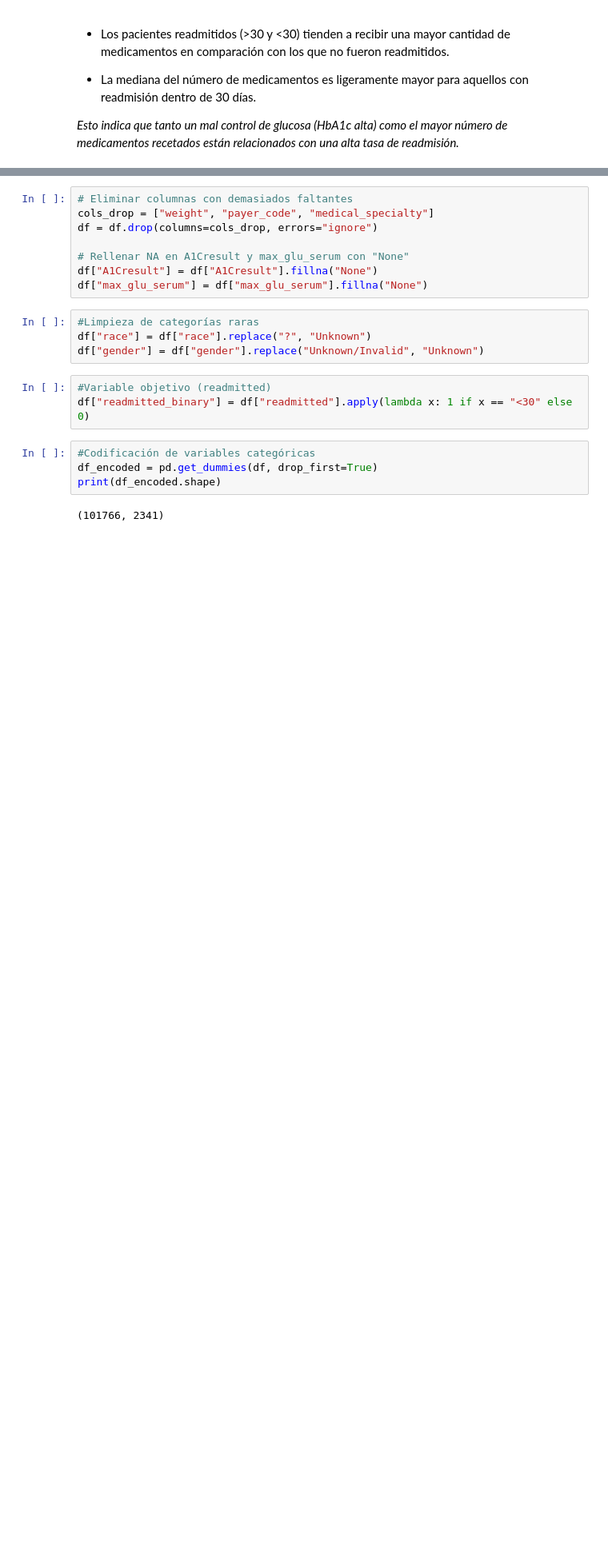
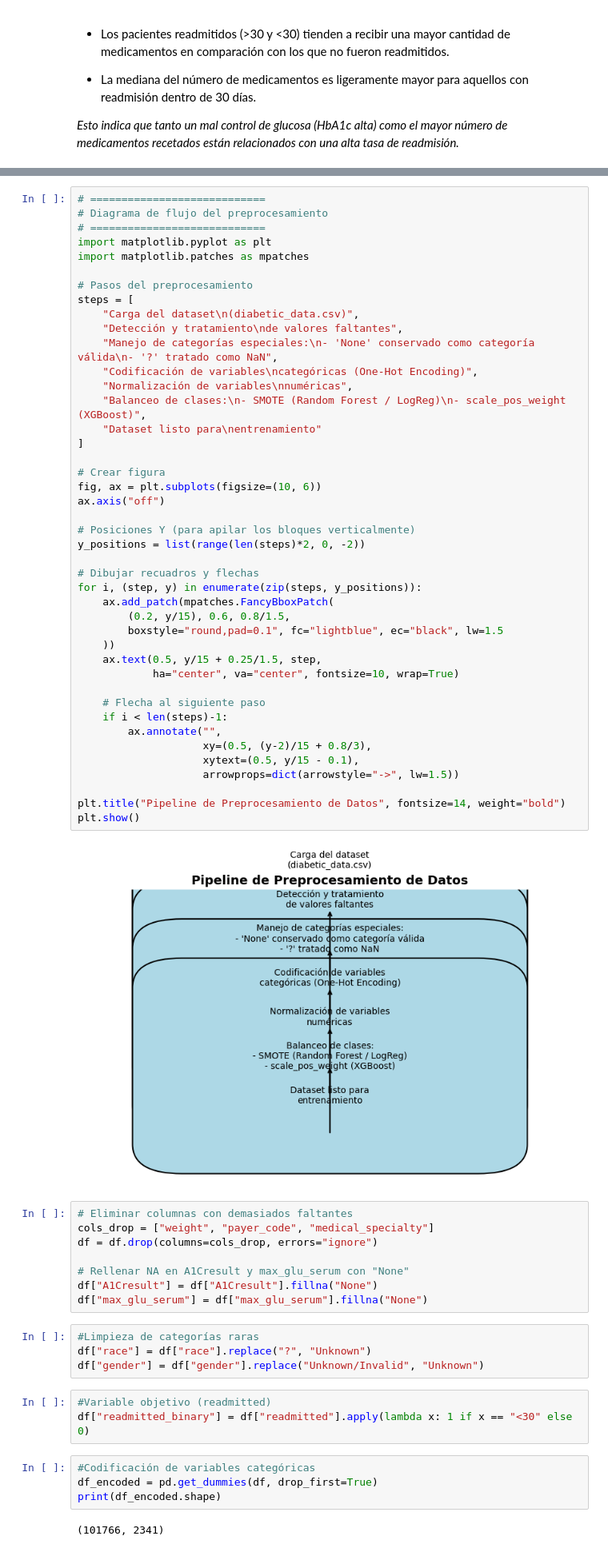
Before and after one commit to crojasce/ProyectoBE, a Jupyter notebook: Copia_de_ML_BioSta_PROYECTO_Diabetes_CR_JM_JR.ipynb, the cells around one changed output, grey strips where cells are left out. Shown at 80% size. Cells and saved outputs as stored; diff of their text form; blank space fills up the shorter version.

```diff
--- a/Copia_de_ML_BioSta_PROYECTO_Diabetes_CR_JM_JR.ipynb
+++ b/Copia_de_ML_BioSta_PROYECTO_Diabetes_CR_JM_JR.ipynb
@@ -422,3 +430,48 @@ El preprocesamiento incluye manejo de valores faltantes (atributos como peso tie
+# %%
+# ============================
+# Diagrama de flujo del preprocesamiento
+# ============================
+import matplotlib.pyplot as plt
+import matplotlib.patches as mpatches
+
+# Pasos del preprocesamiento
+steps = [
+    "Carga del dataset\n(diabetic_data.csv)",
+    "Detección y tratamiento\nde valores faltantes",
+    "Manejo de categorías especiales:\n- 'None' conservado como categoría válida\n- '?' tratado como NaN",
+    "Codificación de variables\ncategóricas (One-Hot Encoding)",
+    "Normalización de variables\nnuméricas",
+    "Balanceo de clases:\n- SMOTE (Random Forest / LogReg)\n- scale_pos_weight (XGBoost)",
+    "Dataset listo para\nentrenamiento"
+]
+
+# Crear figura
+fig, ax = plt.subplots(figsize=(10, 6))
+ax.axis("off")
+
+# Posiciones Y (para apilar los bloques verticalmente)
+y_positions = list(range(len(steps)*2, 0, -2))
+
+# Dibujar recuadros y flechas
+for i, (step, y) in enumerate(zip(steps, y_positions)):
+    ax.add_patch(mpatches.FancyBboxPatch(
+        (0.2, y/15), 0.6, 0.8/1.5,
+        boxstyle="round,pad=0.1", fc="lightblue", ec="black", lw=1.5
+    ))
+    ax.text(0.5, y/15 + 0.25/1.5, step,
+            ha="center", va="center", fontsize=10, wrap=True)
+
+    # Flecha al siguiente paso
+    if i < len(steps)-1:
+        ax.annotate("",
+                    xy=(0.5, (y-2)/15 + 0.8/3),
+                    xytext=(0.5, y/15 - 0.1),
+                    arrowprops=dict(arrowstyle="->", lw=1.5))
+
+plt.title("Pipeline de Preprocesamiento de Datos", fontsize=14, weight="bold")
+plt.show()
+# %% [output]
+[figure, added]
 # %%
 # Eliminar columnas con demasiados faltantes
 cols_drop = ["weight", "payer_code", "medical_specialty"]
```
Also changed, not shown: parts of 27 cells of this notebook.
